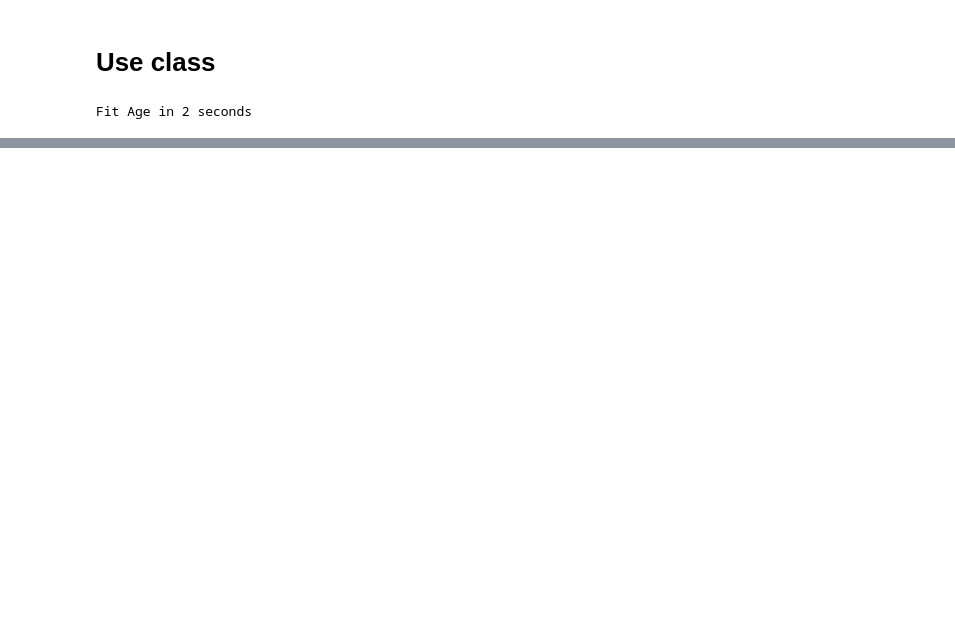
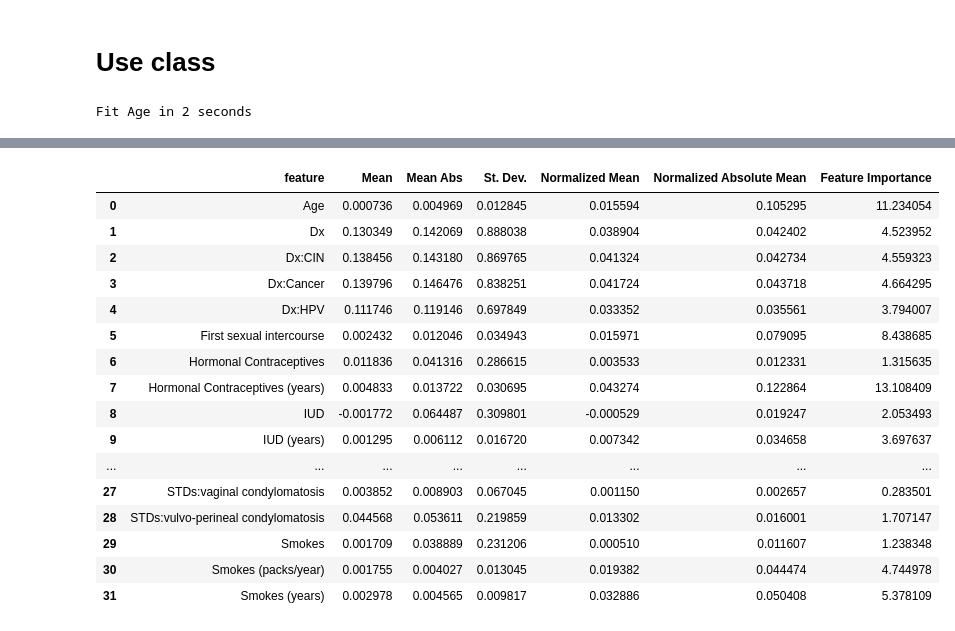
Before and after one commit to mixerupper/ice_feature_impact, a Jupyter notebook: notebooks/01-replication/02b-ice-plot-from-class.ipynb, the cells around one changed output, grey strips where cells are left out. Cells and saved outputs as stored; diff of their text form; code cells hidden in the pictures; blank space fills up the shorter version.

```diff
--- a/notebooks/01-replication/02b-ice-plot-from-class.ipynb
+++ b/notebooks/01-replication/02b-ice-plot-from-class.ipynb
@@ -122,0 +78,20 @@ ice.plot(results_root("ice-plot-from-class/all_plots.pdf"))
+# %%
+ice.feature_importance_table()
+# %% [output]
+|  | feature | Mean | Mean Abs | St. Dev. | Normalized Mean | Normalized Absolute Mean | Feature Importance |
+| 0 | Age | 0.000736 | 0.004969 | 0.012845 | 0.015594 | 0.105295 | 11.234054 |
+| 1 | Dx | 0.130349 | 0.142069 | 0.888038 | 0.038904 | 0.042402 | 4.523952 |
+| 2 | Dx:CIN | 0.138456 | 0.143180 | 0.869765 | 0.041324 | 0.042734 | 4.559323 |
+| 3 | Dx:Cancer | 0.139796 | 0.146476 | 0.838251 | 0.041724 | 0.043718 | 4.664295 |
+| 4 | Dx:HPV | 0.111746 | 0.119146 | 0.697849 | 0.033352 | 0.035561 | 3.794007 |
+| 5 | First sexual intercourse | 0.002432 | 0.012046 | 0.034943 | 0.015971 | 0.079095 | 8.438685 |
+| 6 | Hormonal Contraceptives | 0.011836 | 0.041316 | 0.286615 | 0.003533 | 0.012331 | 1.315635 |
+| 7 | Hormonal Contraceptives (years) | 0.004833 | 0.013722 | 0.030695 | 0.043274 | 0.122864 | 13.108409 |
+| 8 | IUD | -0.001772 | 0.064487 | 0.309801 | -0.000529 | 0.019247 | 2.053493 |
+| 9 | IUD (years) | 0.001295 | 0.006112 | 0.016720 | 0.007342 | 0.034658 | 3.697637 |
+| ... | ... | ... | ... | ... | ... | ... | ... |
+| 27 | STDs:vaginal condylomatosis | 0.003852 | 0.008903 | 0.067045 | 0.001150 | 0.002657 | 0.283501 |
+| 28 | STDs:vulvo-perineal condylomatosis | 0.044568 | 0.053611 | 0.219859 | 0.013302 | 0.016001 | 1.707147 |
+| 29 | Smokes | 0.001709 | 0.038889 | 0.231206 | 0.000510 | 0.011607 | 1.238348 |
+| 30 | Smokes (packs/year) | 0.001755 | 0.004027 | 0.013045 | 0.019382 | 0.044474 | 4.744978 |
+| 31 | Smokes (years) | 0.002978 | 0.004565 | 0.009817 | 0.032886 | 0.050408 | 5.378109 |
```
Also changed, not shown: parts of 11 cells of this notebook, 3 other files.
